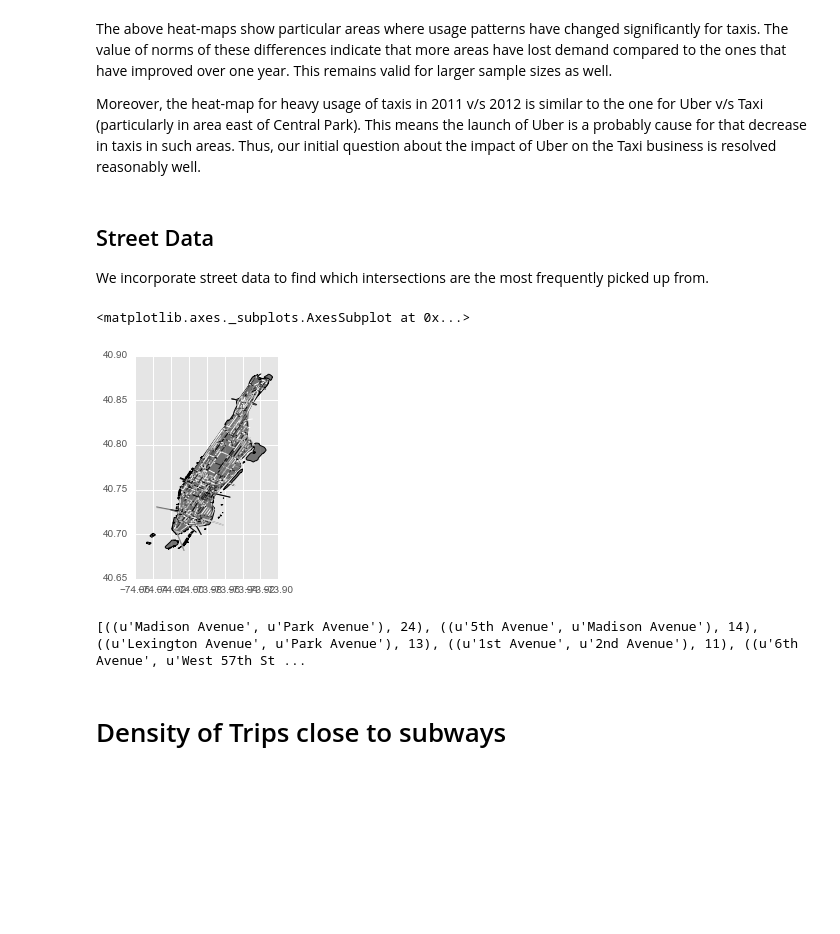
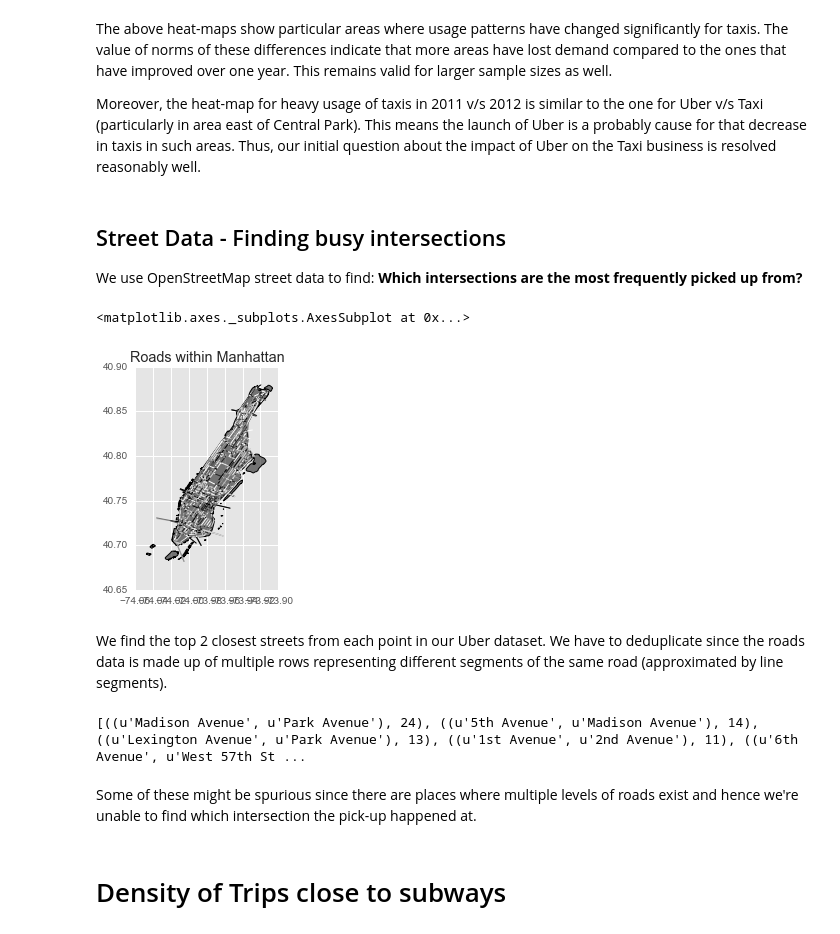
Before and after one commit to dhruvcmu/practicaldatascience, a Jupyter notebook: Final_Report.ipynb, the cells around one changed output. Drawn from its saved outputs; the diff is of its cells as text; code cells hidden in the pictures; blank space fills up the shorter version.

Commit message:
adding data back for completeness, added detail to report

```diff
--- a/Final_Report.ipynb
+++ b/Final_Report.ipynb
@@ -285,16 +280,19 @@ The above heat-maps show particular areas where usage patterns have changed sign
 
 Moreover, the heat-map for heavy usage of taxis in 2011 v/s 2012 is similar to the one for Uber v/s Taxi (particularly in area east of Central Park). This means the launch of Uber is a probably cause for that decrease in taxis in such areas. Thus, our initial question about the impact of Uber on the Taxi business is resolved reasonably well.
 # %% [markdown]
-## Street Data
+## Street Data - Finding busy intersections
 
-We incorporate street data to find which intersections are the most frequently picked up from.
+We use OpenStreetMap street data to find: **Which intersections are the most frequently picked up from?**
 # %%
-roads = gpd.GeoDataFrame.from_file('../new-york_new-york.imposm-shapefiles/new-york_new-york_osm_roads_gen0.shp').to_crs({'init': 'epsg:4326'})
+roads = gpd.GeoDataFrame.from_file('new-york_new-york_osm_roads_gen0.shp').to_crs({'init': 'epsg:4326'})
 base = boros[boros['BoroName']=='Manhattan'].plot()
 manhattan_roads = keep_manhattan(roads,method='intersects')
 manhattan_roads = manhattan_roads[manhattan_roads['class']=='highway'].dropna(subset=['name'])
+plt.title('Roads within Manhattan')
 manhattan_roads.plot(ax=base)
 # %% [output]
 <matplotlib.axes._subplots.AxesSubplot at 0x...>
-[figure, old version]
+[figure, new version]
+# %% [markdown]
+We find the top 2 closest streets from each point in our Uber dataset. We have to deduplicate since the roads data is made up of multiple rows representing different segments of the same road (approximated by line segments).
 # %%
@@ -311,6 +309,8 @@ for i, point in enumerate(uber1k.geometry):
 print Counter(listIntersections).most_common(20)
 # %% [output]
 [((u'Madison Avenue', u'Park Avenue'), 24), ((u'5th Avenue', u'Madison Avenue'), 14), ((u'Lexington Avenue', u'Park Avenue'), 13), ((u'1st Avenue', u'2nd Avenue'), 11), ((u'6th Avenue', u'West 57th St ...
+# %% [markdown]
+Some of these might be spurious since there are places where multiple levels of roads exist and hence we're unable to find which intersection the pick-up happened at.
 # %% [markdown]
 # Density of Trips close to subways
 # %% [markdown]
```
Also changed, not shown: parts of 26 cells of this notebook, 5 other files.
